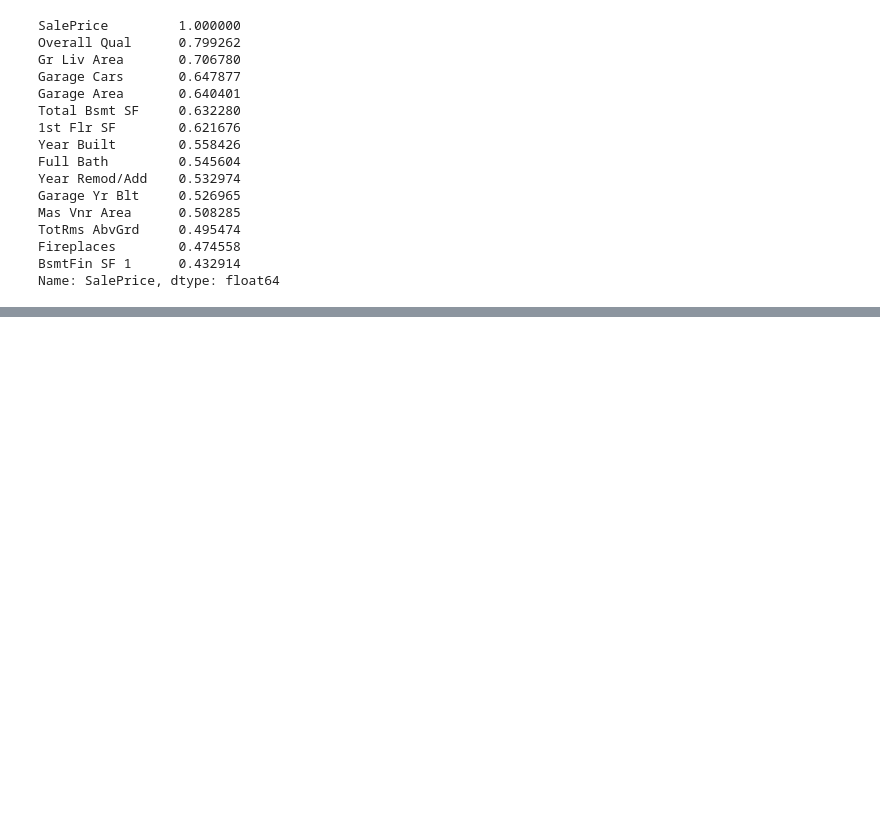
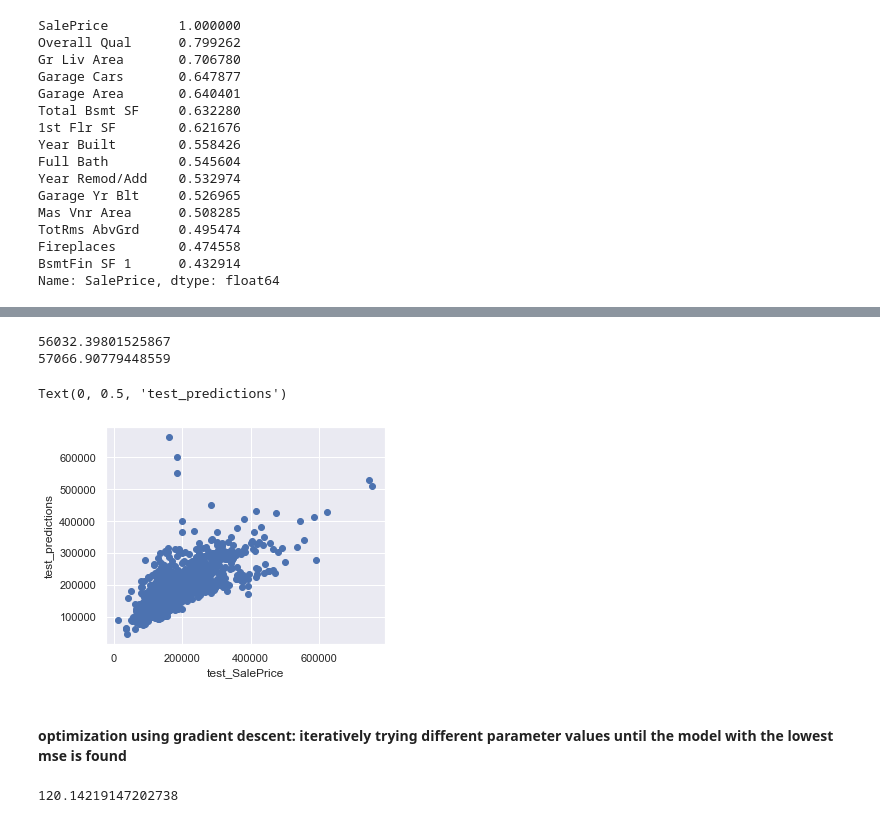
Before and after one commit to Xuehong-pdx/Machine_Learning_Side_Projects, a Jupyter notebook: predicting house sale prices using linear regression.ipynb, the cells around one changed output, grey strips where cells are left out. Saved outputs shown, nothing was run; the diff lists cells and outputs as text; code cells hidden in the pictures; blank space fills up the shorter version.

```diff
--- a/predicting house sale prices using linear regression.ipynb
+++ b/predicting house sale prices using linear regression.ipynb
@@ -157,0 +210,57 @@ rmse
+# %%
+cols = ['Overall Cond', 'Gr Liv Area']
+lr = LinearRegression()
+lr.fit(train[cols], train['SalePrice'])
+from sklearn.metrics import mean_squared_error
+
+train_predictions = lr.predict(train[cols])
+test_predictions = lr.predict(test[cols])
+
+train_mse = mean_squared_error(train_predictions, train['SalePrice'])
+test_mse = mean_squared_error(test_predictions, test['SalePrice'])
+
+train_rmse_2 = np.sqrt(train_mse)
+test_rmse_2 = np.sqrt(test_mse)
+
+print(train_rmse_2)
+print(test_rmse_2)
+# %% [output]
+56032.39801525867
+57066.90779448559
+# %%
+# plt.figure(figsize = (4.3))
+plt.figure(figsize=(5,4))
+plt.scatter(test['SalePrice'], test_predictions)
+plt.xlabel('test_SalePrice')
+plt.ylabel('test_predictions')
+# %% [output]
+Text(0, 0.5, 'test_predictions')
+[figure, added]
+# %% [markdown]
+#### optimization using gradient descent: iteratively trying different parameter values until the model with the lowest mse is found
+# %%
+def derivative(a1, xi_list, yi_list):
+    # return the derivative of a1
+
+    len_data = len(xi_list)
+    error = 0
+    for i in range(0, len_data):
+        error += xi_list[i]*(a1*xi_list[i] - yi_list[i])
+    deriv = 2*error/len_data
+    return deriv
+
+def gradient_descent(xi_list, yi_list, max_iterations, alpha, a1_initial):
+    a1_list = [a1_initial]
+
+    for i in range(0, max_iterations):
+        a1 = a1_list[i]
+        deriv = derivative(a1, xi_list, yi_list)
+        a1_new = a1 - alpha*deriv
+        a1_list.append(a1_new)
+    return(a1_list)
+
+param_iterations = gradient_descent(train['Gr Liv Area'], train['SalePrice'], 20, .0000003, 150)
+final_param = param_iterations[-1]
+print(final_param)
+# %% [output]
+120.14219147202738
```
Also changed, not shown: parts of 8 cells of this notebook.
